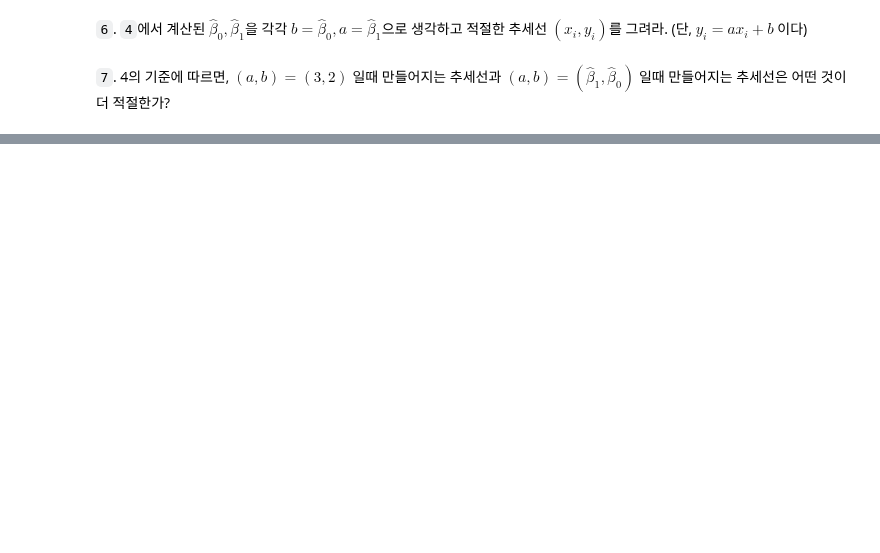
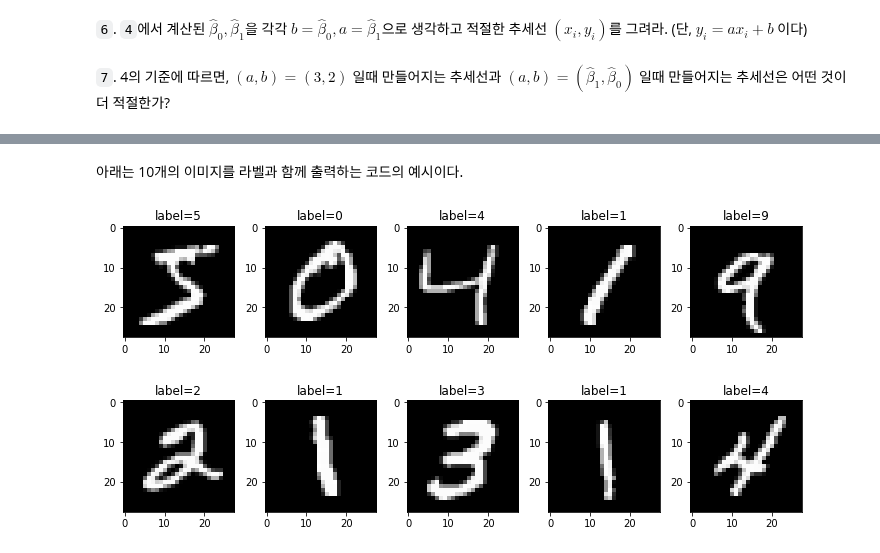
Before and after one commit to guebin/PP2023, a Jupyter notebook: posts/02_PY4DS/2023-05-01-9wk-1.ipynb, the cells around one changed output, grey strips where cells are left out. Saved outputs shown, nothing was run; the diff lists cells and outputs as text; code cells hidden in the pictures; blank space fills up the shorter version.

```diff
--- a/posts/02_PY4DS/2023-05-01-9wk-1.ipynb
+++ b/posts/02_PY4DS/2023-05-01-9wk-1.ipynb
@@ -147,0 +152,20 @@ sum((loss.argmin(axis=1) == y_train))/ len(y_train)
+# %% [markdown]
+아래는 10개의 이미지를 라벨과 함께 출력하는 코드의 예시이다.
+# %%
+fig, ax = plt.subplots(2,5,figsize=(10,5))
+
+ax[0][0].imshow(xtrain[0],cmap='gray'); ax[0][0].set_title('label={}'.format(ytrain[0]));
+ax[0][1].imshow(xtrain[1],cmap='gray'); ax[0][1].set_title('label={}'.format(ytrain[1]));
+ax[0][2].imshow(xtrain[2],cmap='gray'); ax[0][2].set_title('label={}'.format(ytrain[2]));
+ax[0][3].imshow(xtrain[3],cmap='gray'); ax[0][3].set_title('label={}'.format(ytrain[3]));
+ax[0][4].imshow(xtrain[4],cmap='gray'); ax[0][4].set_title('label={}'.format(ytrain[4]));
+
+ax[1][0].imshow(xtrain[5],cmap='gray'); ax[1][0].set_title('label={}'.format(ytrain[5]));
+ax[1][1].imshow(xtrain[6],cmap='gray'); ax[1][1].set_title('label={}'.format(ytrain[6]));
+ax[1][2].imshow(xtrain[7],cmap='gray'); ax[1][2].set_title('label={}'.format(ytrain[7]));
+ax[1][3].imshow(xtrain[8],cmap='gray'); ax[1][3].set_title('label={}'.format(ytrain[8]));
+ax[1][4].imshow(xtrain[9],cmap='gray'); ax[1][4].set_title('label={}'.format(ytrain[9]));
+
+fig.tight_layout()
+# %% [output]
+[figure, added]
```
Also changed, not shown: parts of 49 cells of this notebook.
